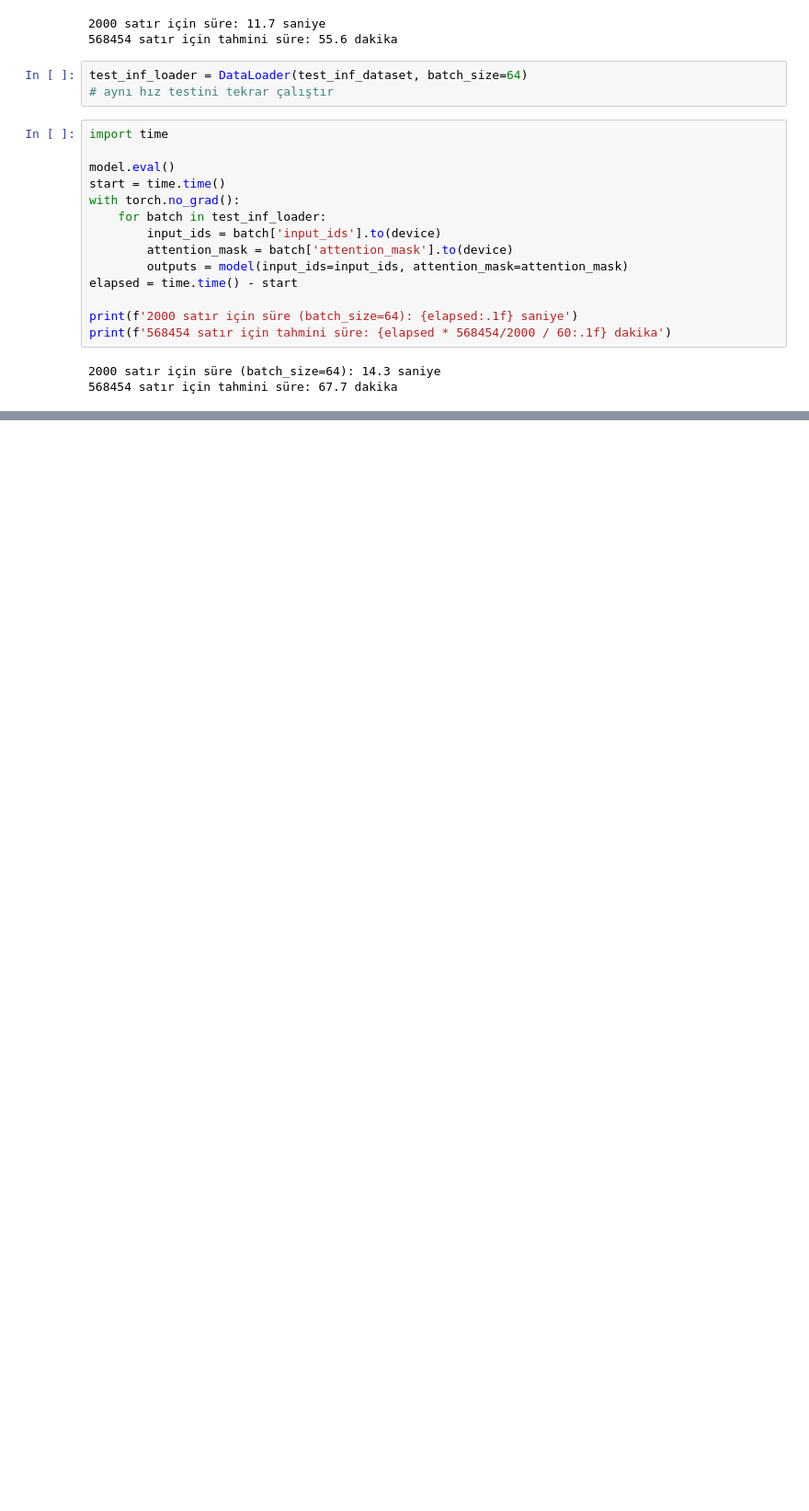
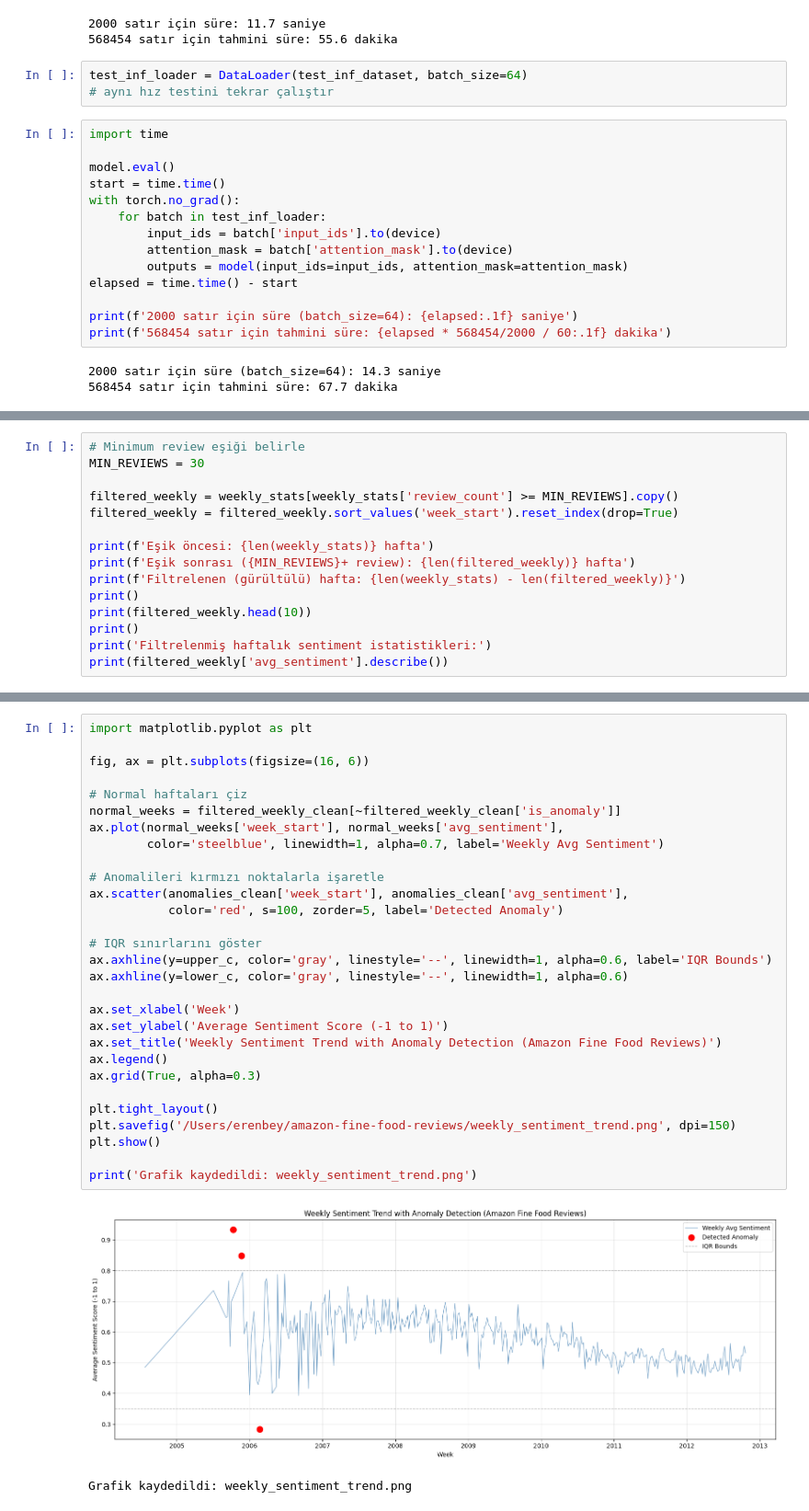
Before and after one commit to WErenJaeger/sentiment-analysis-pipeline, a Jupyter notebook: sentiment_training.ipynb, the cells around one changed output, grey strips where cells are left out. Shown at 92% size. Cells and saved outputs as stored; diff of their text form; blank space fills up the shorter version.

Commit message:
Add weekly anomaly detection: IQR-based analysis with deduplication root-cause validation

```diff
--- a/sentiment_training.ipynb
+++ b/sentiment_training.ipynb
@@ -496,0 +588,15 @@ Batch 0, geçen süre: 0.0 dakika, işlenen: 0/568454
+# %%
+# Minimum review eşiği belirle
+MIN_REVIEWS = 30
+
+filtered_weekly = weekly_stats[weekly_stats['review_count'] >= MIN_REVIEWS].copy()
+filtered_weekly = filtered_weekly.sort_values('week_start').reset_index(drop=True)
+
+print(f'Eşik öncesi: {len(weekly_stats)} hafta')
+print(f'Eşik sonrası ({MIN_REVIEWS}+ review): {len(filtered_weekly)} hafta')
+print(f'Filtrelenen (gürültülü) hafta: {len(weekly_stats) - len(filtered_weekly)}')
+print()
+print(filtered_weekly.head(10))
+print()
+print('Filtrelenmiş haftalık sentiment istatistikleri:')
+print(filtered_weekly['avg_sentiment'].describe())
@@ -496,0 +771,32 @@ Batch 0, geçen süre: 0.0 dakika, işlenen: 0/568454
+# %%
+import matplotlib.pyplot as plt
+
+fig, ax = plt.subplots(figsize=(16, 6))
+
+# Normal haftaları çiz
+normal_weeks = filtered_weekly_clean[~filtered_weekly_clean['is_anomaly']]
+ax.plot(normal_weeks['week_start'], normal_weeks['avg_sentiment'],
+        color='steelblue', linewidth=1, alpha=0.7, label='Weekly Avg Sentiment')
+
+# Anomalileri kırmızı noktalarla işaretle
+ax.scatter(anomalies_clean['week_start'], anomalies_clean['avg_sentiment'],
+           color='red', s=100, zorder=5, label='Detected Anomaly')
+
+# IQR sınırlarını göster
+ax.axhline(y=upper_c, color='gray', linestyle='--', linewidth=1, alpha=0.6, label='IQR Bounds')
+ax.axhline(y=lower_c, color='gray', linestyle='--', linewidth=1, alpha=0.6)
+
+ax.set_xlabel('Week')
+ax.set_ylabel('Average Sentiment Score (-1 to 1)')
+ax.set_title('Weekly Sentiment Trend with Anomaly Detection (Amazon Fine Food Reviews)')
+ax.legend()
+ax.grid(True, alpha=0.3)
+
+plt.tight_layout()
+plt.savefig('/Users/erenbey/amazon-fine-food-reviews/weekly_sentiment_trend.png', dpi=150)
+plt.show()
+
+print('Grafik kaydedildi: weekly_sentiment_trend.png')
+# %% [output]
+[figure, added]
+Grafik kaydedildi: weekly_sentiment_trend.png
```
Also changed, not shown: parts of 10 cells of this notebook, 2 other files.
